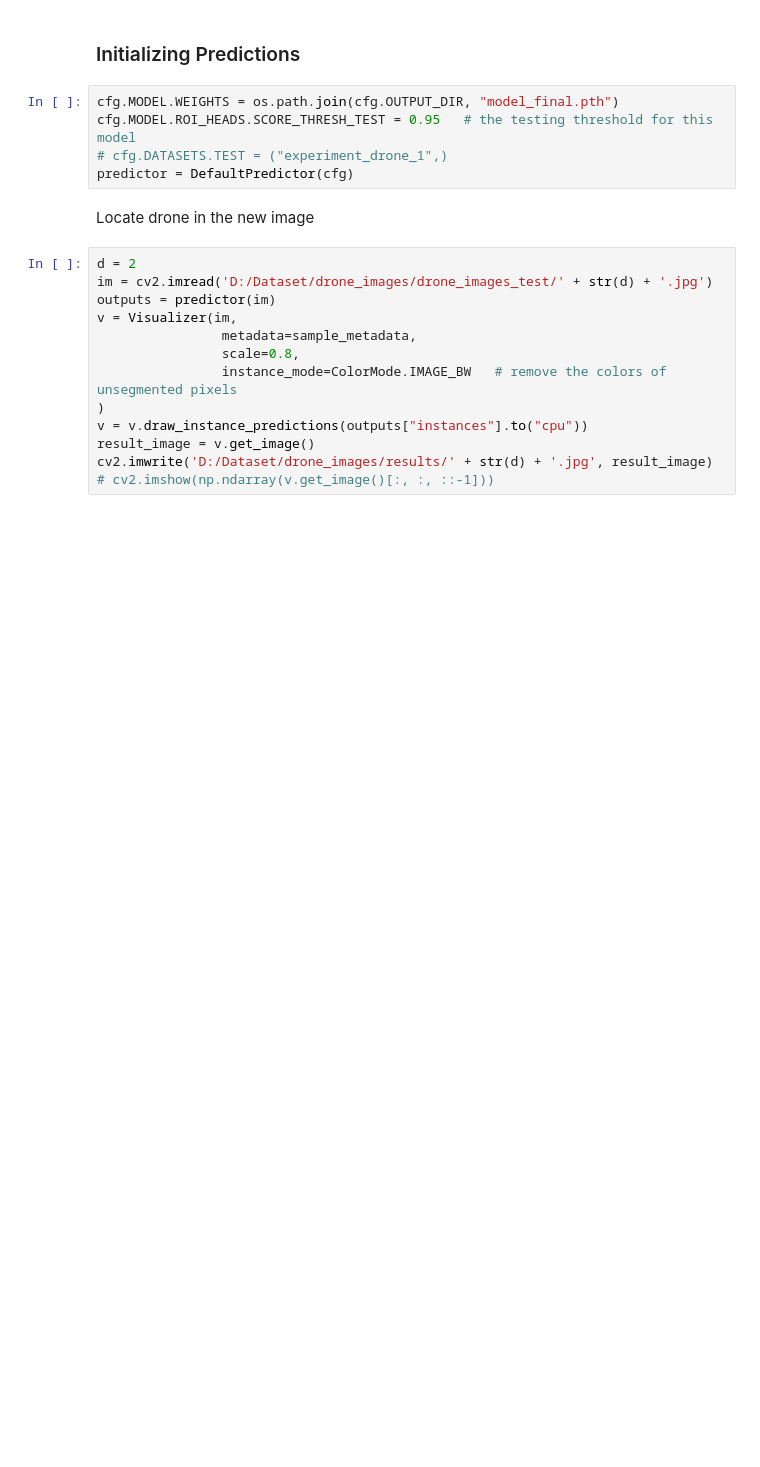
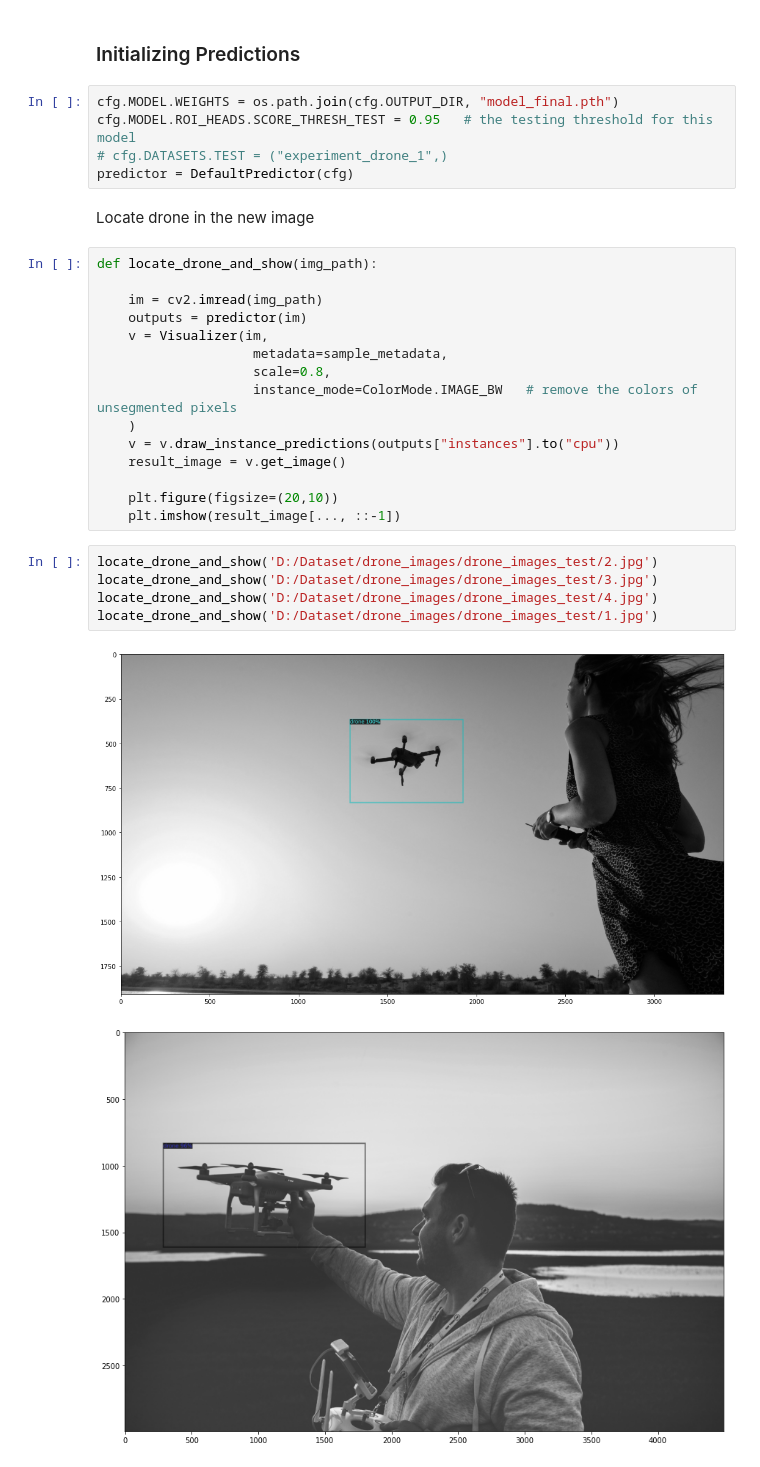
Before and after one commit to llNeeleshll/detectron_pytorch, a Jupyter notebook: drone_detection/drone_detection.ipynb, the cells around one changed output. Drawn from its saved outputs; the diff is of its cells as text; blank space fills up the shorter version.

Commit message:
Drone located and image displayed

```diff
--- a/drone_detection/drone_detection.ipynb
+++ b/drone_detection/drone_detection.ipynb
@@ -129,15 +129,25 @@ predictor = DefaultPredictor(cfg)
 # %% [markdown]
 Locate drone in the new image
 # %%
-d = 2
-im = cv2.imread('D:/Dataset/drone_images/drone_images_test/' + str(d) + '.jpg')
-outputs = predictor(im)
-v = Visualizer(im,
-                metadata=sample_metadata,
-                scale=0.8,
-                instance_mode=ColorMode.IMAGE_BW   # remove the colors of unsegmented pixels
-)
-v = v.draw_instance_predictions(outputs["instances"].to("cpu"))
-result_image = v.get_image()
-cv2.imwrite('D:/Dataset/drone_images/results/' + str(d) + '.jpg', result_image)
-# cv2.imshow(np.ndarray(v.get_image()[:, :, ::-1]))
+def locate_drone_and_show(img_path):
+
+    im = cv2.imread(img_path)
+    outputs = predictor(im)
+    v = Visualizer(im,
+                    metadata=sample_metadata,
+                    scale=0.8,
+                    instance_mode=ColorMode.IMAGE_BW   # remove the colors of unsegmented pixels
+    )
+    v = v.draw_instance_predictions(outputs["instances"].to("cpu"))
+    result_image = v.get_image()
+
+    plt.figure(figsize=(20,10))
+    plt.imshow(result_image[..., ::-1])
+# %%
+locate_drone_and_show('D:/Dataset/drone_images/drone_images_test/2.jpg')
+locate_drone_and_show('D:/Dataset/drone_images/drone_images_test/3.jpg')
+locate_drone_and_show('D:/Dataset/drone_images/drone_images_test/4.jpg')
+locate_drone_and_show('D:/Dataset/drone_images/drone_images_test/1.jpg')
+# %% [output]
+[figure, added]
+[figure, added]
```
Also changed, not shown: parts of 3 cells of this notebook, 1 other file.
